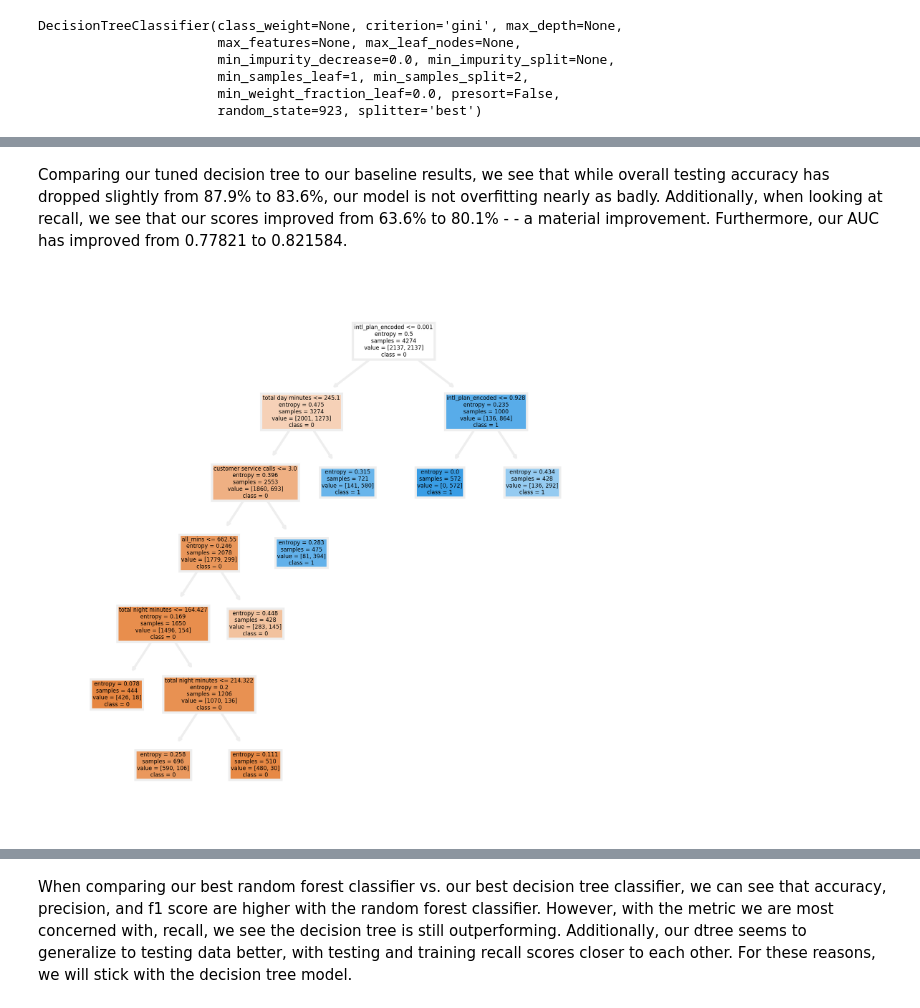
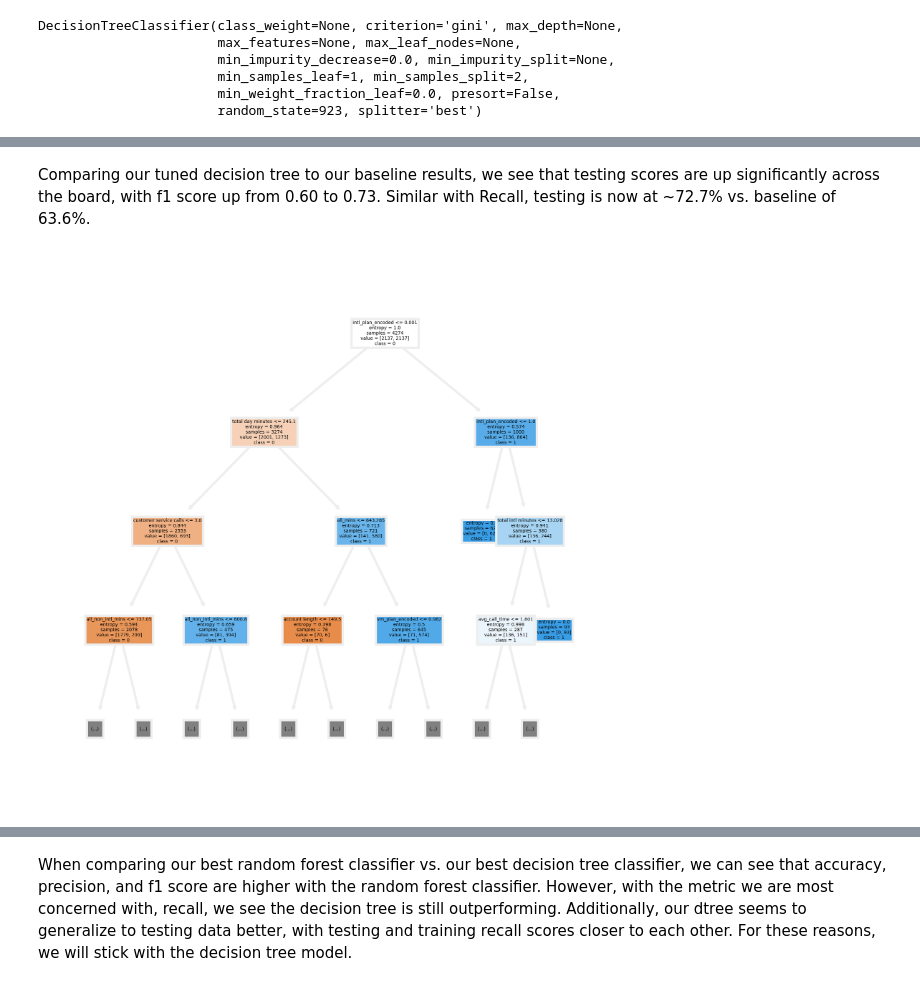
Before and after one commit to akaigraham/Predicting-Customer-Churn, a Jupyter notebook: telecom_churn_classifier.ipynb, the cells around one changed output, grey strips where cells are left out. Saved outputs shown, nothing was run; the diff lists cells and outputs as text; code cells hidden in the pictures.

```diff
--- a/telecom_churn_classifier.ipynb
+++ b/telecom_churn_classifier.ipynb
@@ -570,7 +570,7 @@ If our model were to guess every customer as "no churn", it would be right 85.5%
 # %%
 # create synthetic training data using SMOTE to address imbalance
 X_train_resampled, y_train_resampled = SMOTE(random_state=SEED).fit_resample(X_train_final, y_train)
-
+X_train_resampled = pd.DataFrame(X_train_resampled, columns=X_train_final.columns)
 # print new class weights
 print('Balanced Class Weights of Target:')
 print(pd.Series(y_train_resampled).value_counts())
@@ -747,17 +727,16 @@ In terms of the metric we are most likely interested in, recall is at 63.6% for
 
 Furthermore, we see an AUC on our testing set of 0.778.  Looking at our training scores, the large difference between testing and training sets shows our models are overfitting to training data.  To address overfitting, will move forward with pruning our tree and adjusting other hyperparemeters to try and improve performance.
 # %%
-# tune hyperparameters using grid search, we know we are overfitting
+# tune hyperparameters using grid search, we know we are overfitting so prune with hyperparameters
 dt_param_grid = {
     'criterion': ['gini', 'entropy'],
-    'max_depth': [None, 1, 2, 3, 4, 5, 6, 7, 8, 9, 10],
-    'min_samples_split': [0.1, 0.2, 0.3, 0.4, 0.5],
-    'min_samples_leaf': [0.1, 0.2, 0.3, 0.4, 0.5],
-    'max_features': [None, 2, 5, 10, 15, 20]
+    'max_depth': [5, 6, 7, 8],
+    'min_samples_split': [4, 5, 6, 7],
+    'min_samples_leaf': [2, 3, 4, 5],
 }
 
 # create grid search
-dt_grid_search = GridSearchCV(dtree_baseline, dt_param_grid, cv=3, return_train_score=True)
+dt_grid_search = GridSearchCV(dtree_baseline, dt_param_grid, cv=3, return_train_score=True, scoring='f1')
 
 # fit to training data
 dt_grid_search.fit(X_train_resampled, y_train_resampled)
@@ -806,11 +783,10 @@ Best Parameter Combination Found During Grid Search:
 # %%
 # rerun a decision tree with these parameters
 best_dt_model = DecisionTreeClassifier(random_state=SEED,
-                                       criterion='gini',
-                                       max_depth=None,
-                                       max_features=None,
-                                       min_samples_leaf=0.1,
-                                       min_samples_split=0.1)
+                                       criterion='entropy',
+                                       max_depth=8,
+                                       min_samples_leaf=3,
+                                       min_samples_split=4)
 
 # fit model
 best_dt_model.fit(X_train_resampled, y_train_resampled)
@@ -860,13 +838,13 @@ display(best_dt_results)
-# %% [markdown]
-Comparing our tuned decision tree to our baseline results, we see that while overall testing accuracy has dropped slightly from 87.9% to 83.6%, our model is not overfitting nearly as badly.  Additionally, when looking at recall, we see that our scores improved from 63.6% to 80.1% - - a material improvement.  Furthermore, our AUC has improved from 0.77821 to 0.821584.
+# %% [markdown]
+Comparing our tuned decision tree to our baseline results, we see that testing scores are up significantly across the board, with f1 score up from 0.60 to 0.73.  Similar with Recall, testing is now at ~72.7% vs. baseline of 63.6%.
 # %%
 # evaluate the splits of our best decision tree
 plt.figure(figsize=(2,2), dpi=1000)
 tree.plot_tree(best_dt_model, feature_names=X_train_final.columns, class_names=np.unique(y).astype('str'),
-               filled=True)
+               filled=True, max_depth=3)
 plt.show()
 # %% [output]
-[figure, old version]
+[figure, new version]
 # %%
 # plot feature importances
 plot_feature_importances(best_dt_model, X_train_final, y_train)
```
Also changed, not shown: parts of 58 cells of this notebook.
